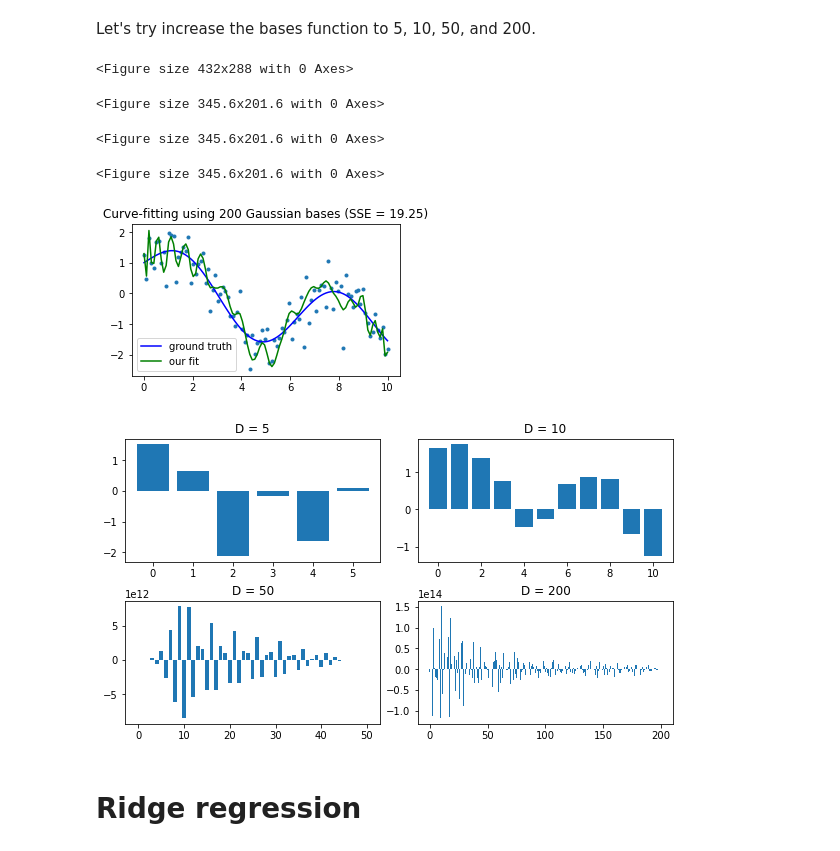
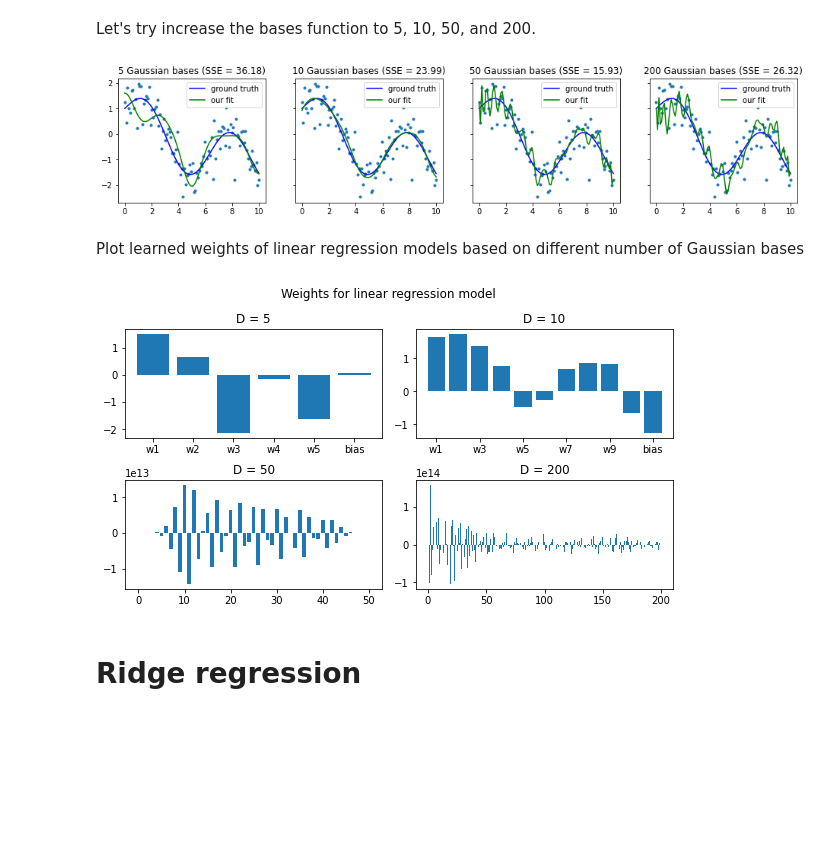
Before and after one commit to yueliyl/gec_intro2ml, a Jupyter notebook: Regularization.ipynb, the cells around one changed output. Cells and saved outputs as stored; diff of their text form; code cells hidden in the pictures; blank space fills up the shorter version.

```diff
--- a/Regularization.ipynb
+++ b/Regularization.ipynb
@@ -125,16 +153,24 @@ print(mu)
 # %% [markdown]
 Now we predict `y` using `phi` as input features rather than `x`:
 # %%
+model = LinearRegression()
 yh = model.fit(phi,y).predict(phi)
 
-plt.plot(x, y, '.')
-plt.plot(x, yt, 'b-', label='ground truth')
-plt.plot(x, yh, 'g-', label='our fit')
+fig, ax = plt.subplots(1,2,figsize=[16.,5.], sharex=True, sharey=True)
+
 for d in range(D):
-    plt.plot(x, model.w[d]*phi[:,d], '-', alpha=.5)
-plt.legend()
+    ax[0].plot(x, model.w[d]*phi[:,d], '-', alpha=.5, label='mu={}'.format(int(mu[d])), linewidth=5)
+ax[0].legend()
+ax[0].set_title('Individual Gaussian bases, scaled')
+
+ax[1].plot(x, y, '.')
+ax[1].plot(x, yt, 'b-', label='ground truth')
+ax[1].plot(x, yh, 'g-', label='our fit')
+ax[1].legend()
+ax[1].set_title('Ground truth and fit, created by combination of scaled bases')
+
 sse = np.square(yh - y).sum()
-plt.title(f'curve-fitting using {D} Gaussian bases SSE = {sse:.2f}')
+plt.suptitle(f'curve-fitting using {D} Gaussian bases SSE = {sse:.2f}')
 
 plt.savefig(f'{D}_gaussian_bases_fit.png', bbox_inches="tight", dpi=300)
 # %% [output]
@@ -144,42 +180,45 @@ Let's try increase the bases function to 5, 10, 50, and 200.
 # %%
 weight_list = []
 
-for D in [5,10,50,200]:
+fig, ax = plt.subplots(1,4,figsize=(16, 3), sharex=True, sharey=True)
+for d, D in enumerate([5,10,50,200]):
 
     mu = np.linspace(0,10,D)                                          #different mean values for the non-linear features
     phi = gaussian(x[:,None], mu[None,:],1)                           #gives a new set of features of the existing data
 
     yh = model.fit(phi,y).predict(phi)
 
     weight_list.append(model.w) # store the model weights
 
-    plt.clf()
-    plt.figure(figsize=(4.8, 2.8))
-    plt.plot(x, y, '.')
-    plt.plot(x, yt, 'b-', label='ground truth')
-    plt.plot(x, yh, 'g-', label='our fit')
-    plt.legend()
+    ax[d].plot(x, y, '.')
+    ax[d].plot(x, yt, 'b-', label='ground truth')
+    ax[d].plot(x, yh, 'g-', label='our fit')
+    ax[d].legend()
 
     sse = np.square(yh - y).sum()
-    plt.title(f'Curve-fitting using {D} Gaussian bases (SSE = {sse:.2f})')
+    ax[d].set_title(f'{D} Gaussian bases (SSE = {sse:.2f})')
 
     plt.savefig(f'{D}_gaussian_bases_fit.png', bbox_inches="tight", dpi=300)
 # %% [output]
-<Figure size 432x288 with 0 Axes>
-<Figure size 345.6x201.6 with 0 Axes>
-<Figure size 345.6x201.6 with 0 Axes>
-<Figure size 345.6x201.6 with 0 Axes>
-[figure, old version]
+[figure, new version]
+# %% [markdown]
+Plot learned weights of linear regression models based on different number of Gaussian bases
 # %%
-_, axes = plt.subplots(ncols=2, nrows=2, constrained_layout=True, figsize=(8, 4.5))
+_, axes = plt.subplots(ncols=2, nrows=2, constrained_layout=True, figsize=(8, 4.5), sharey=False)
+
 axes[0,0].bar([i for i in range(len(weight_list[0]))], weight_list[0].tolist()); axes[0,0].set_title('D = 5')
+axes[0,0].set_xticklabels(labels=['w'+str(d) for d in range(len(weight_list[0]))] + list(['bias']))
+
 axes[0,1].bar([i for i in range(len(weight_list[1]))], weight_list[1].tolist()); axes[0,1].set_title('D = 10')
+axes[0,1].set_xticklabels(labels=['w'+str((2*d)-1) for d in range(len(weight_list[1])//2+1)] + list(['bias']))
+
 axes[1,0].bar([i for i in range(len(weight_list[2]))], weight_list[2].tolist()); axes[1,0].set_title('D = 50')
 axes[1,1].bar([i for i in range(len(weight_list[3]))], weight_list[3].tolist()); axes[1,1].set_title('D = 200')
 
+plt.suptitle('Weights for linear regression model')
 plt.savefig('gaussian_bases_weights.png', bbox_inches="tight", dpi=300)
 # %% [output]
-[figure, old version]
+[figure, new version]
 # %% [markdown]
 # Ridge regression
 # %% [markdown]
```
Also changed, not shown: parts of 19 cells of this notebook.
